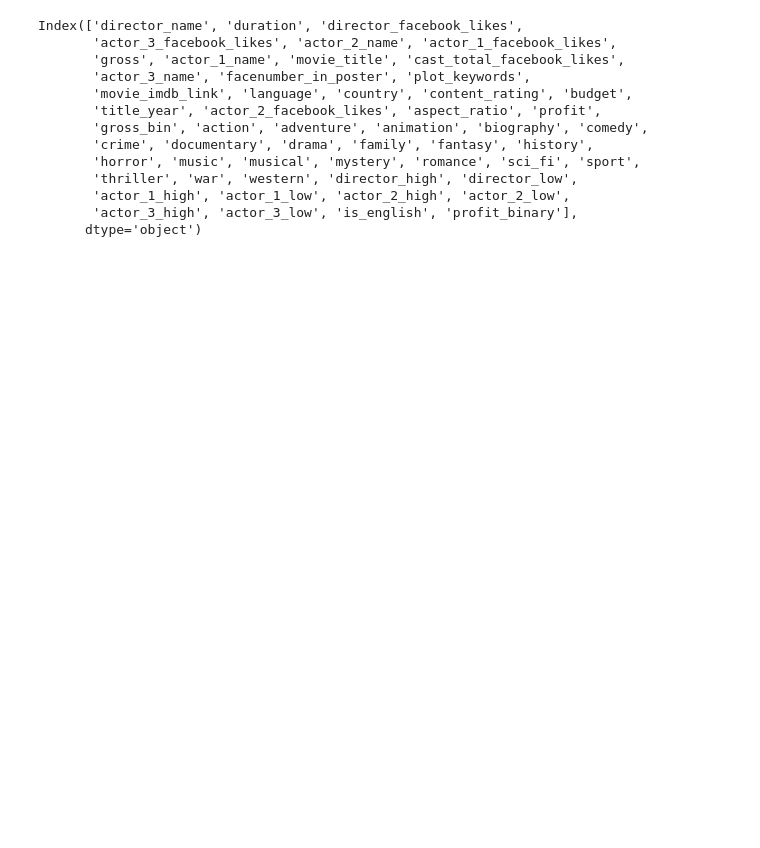
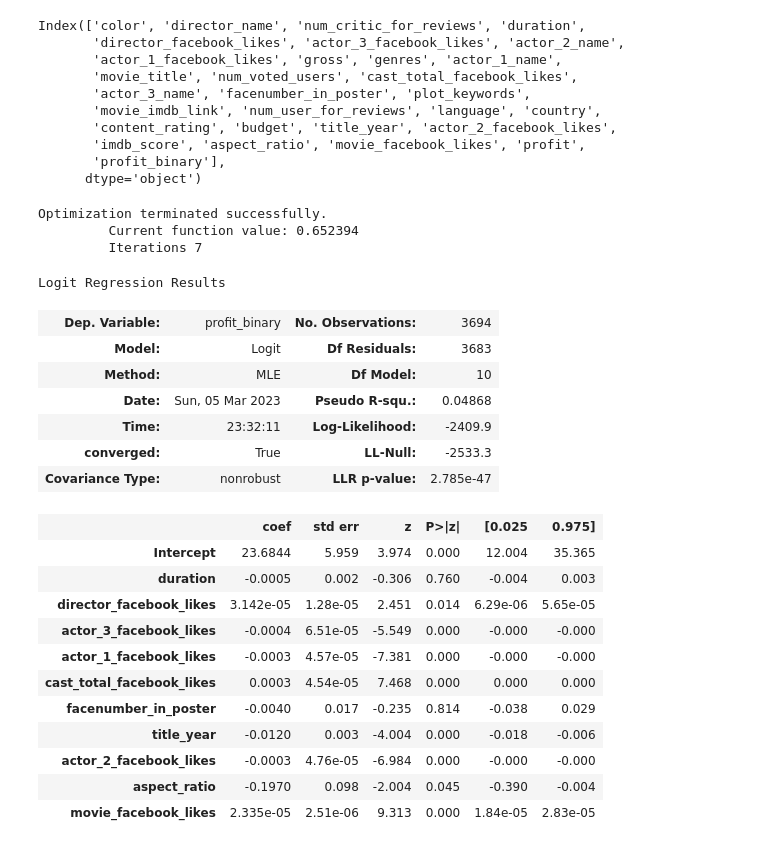
Before and after one commit to diegoschum/Zzzz, a Jupyter notebook: raw_model.ipynb, the cells around one changed output. Drawn from its saved outputs; the diff is of its cells as text; code cells hidden in the pictures; blank space fills up the shorter version.

```diff
--- a/raw_model.ipynb
+++ b/raw_model.ipynb
@@ -12,16 +17,50 @@ test = pd.read_csv('test.csv')
 # %%
-train.columns
+movie_data.columns
 # %% [output]
-Index(['director_name', 'duration', 'director_facebook_likes',
-       'actor_3_facebook_likes', 'actor_2_name', 'actor_1_facebook_likes',
-       'gross', 'actor_1_name', 'movie_title', 'cast_total_facebook_likes',
+Index(['color', 'director_name', 'num_critic_for_reviews', 'duration',
+       'director_facebook_likes', 'actor_3_facebook_likes', 'actor_2_name',
+       'actor_1_facebook_likes', 'gross', 'genres', 'actor_1_name',
+       'movie_title', 'num_voted_users', 'cast_total_facebook_likes',
        'actor_3_name', 'facenumber_in_poster', 'plot_keywords',
-       'movie_imdb_link', 'language', 'country', 'content_rating', 'budget',
-       'title_year', 'actor_2_facebook_likes', 'aspect_ratio', 'profit',
-       'gross_bin', 'action', 'adventure', 'animation', 'biography', 'comedy',
-       'crime', 'documentary', 'drama', 'family', 'fantasy', 'history',
-       'horror', 'music', 'musical', 'mystery', 'romance', 'sci_fi', 'sport',
-       'thriller', 'war', 'western', 'director_high', 'director_low',
-       'actor_1_high', 'actor_1_low', 'actor_2_high', 'actor_2_low',
-       'actor_3_high', 'actor_3_low', 'is_english', 'profit_binary'],
+       'movie_imdb_link', 'num_user_for_reviews', 'language', 'country',
+       'content_rating', 'budget', 'title_year', 'actor_2_facebook_likes',
+       'imdb_score', 'aspect_ratio', 'movie_facebook_likes', 'profit',
+       'profit_binary'],
       dtype='object')
+# %%
+# Split the data into training and testing sets
+train_data, test_data = train_test_split(movie_data, test_size=0.2, random_state=42)
+
+# Save the training and testing data as CSV files
+train_data.to_csv('movie_train.csv', index=False)
+test_data.to_csv('movie_test.csv', index=False)
+
+movie_train = pd.read_csv('movie_train.csv')
+movie_test =pd.read_csv('movie_test.csv')
+# %%
+logit_model = sm.logit(formula = 'profit_binary~duration+director_facebook_likes+actor_3_facebook_likes+actor_1_facebook_likes+cast_total_facebook_likes+facenumber_in_poster+title_year+actor_2_facebook_likes+aspect_ratio+movie_facebook_likes', data = movie_train).fit() #Developing logistic regression model
+logit_model.summary()
+# %% [output]
+Optimization terminated successfully.
+         Current function value: 0.652394
+         Iterations 7
+Logit Regression Results
+| Dep. Variable: | profit_binary | No. Observations: | 3694 |
+| Model: | Logit | Df Residuals: | 3683 |
+| Method: | MLE | Df Model: | 10 |
+| Date: | Sun, 05 Mar 2023 | Pseudo R-squ.: | 0.04868 |
+| Time: | 23:32:11 | Log-Likelihood: | -2409.9 |
+| converged: | True | LL-Null: | -2533.3 |
+| Covariance Type: | nonrobust | LLR p-value: | 2.785e-47 |
+|  | coef | std err | z | P>|z| | [0.025 | 0.975] |
+| Intercept | 23.6844 | 5.959 | 3.974 | 0.000 | 12.004 | 35.365 |
+| duration | -0.0005 | 0.002 | -0.306 | 0.760 | -0.004 | 0.003 |
+| director_facebook_likes | 3.142e-05 | 1.28e-05 | 2.451 | 0.014 | 6.29e-06 | 5.65e-05 |
+| actor_3_facebook_likes | -0.0004 | 6.51e-05 | -5.549 | 0.000 | -0.000 | -0.000 |
+| actor_1_facebook_likes | -0.0003 | 4.57e-05 | -7.381 | 0.000 | -0.000 | -0.000 |
+| cast_total_facebook_likes | 0.0003 | 4.54e-05 | 7.468 | 0.000 | 0.000 | 0.000 |
+| facenumber_in_poster | -0.0040 | 0.017 | -0.235 | 0.814 | -0.038 | 0.029 |
+| title_year | -0.0120 | 0.003 | -4.004 | 0.000 | -0.018 | -0.006 |
+| actor_2_facebook_likes | -0.0003 | 4.76e-05 | -6.984 | 0.000 | -0.000 | -0.000 |
+| aspect_ratio | -0.1970 | 0.098 | -2.004 | 0.045 | -0.390 | -0.004 |
+| movie_facebook_likes | 2.335e-05 | 2.51e-06 | 9.313 | 0.000 | 1.84e-05 | 2.83e-05 |
```
Also changed, not shown: parts of 9 cells of this notebook.
